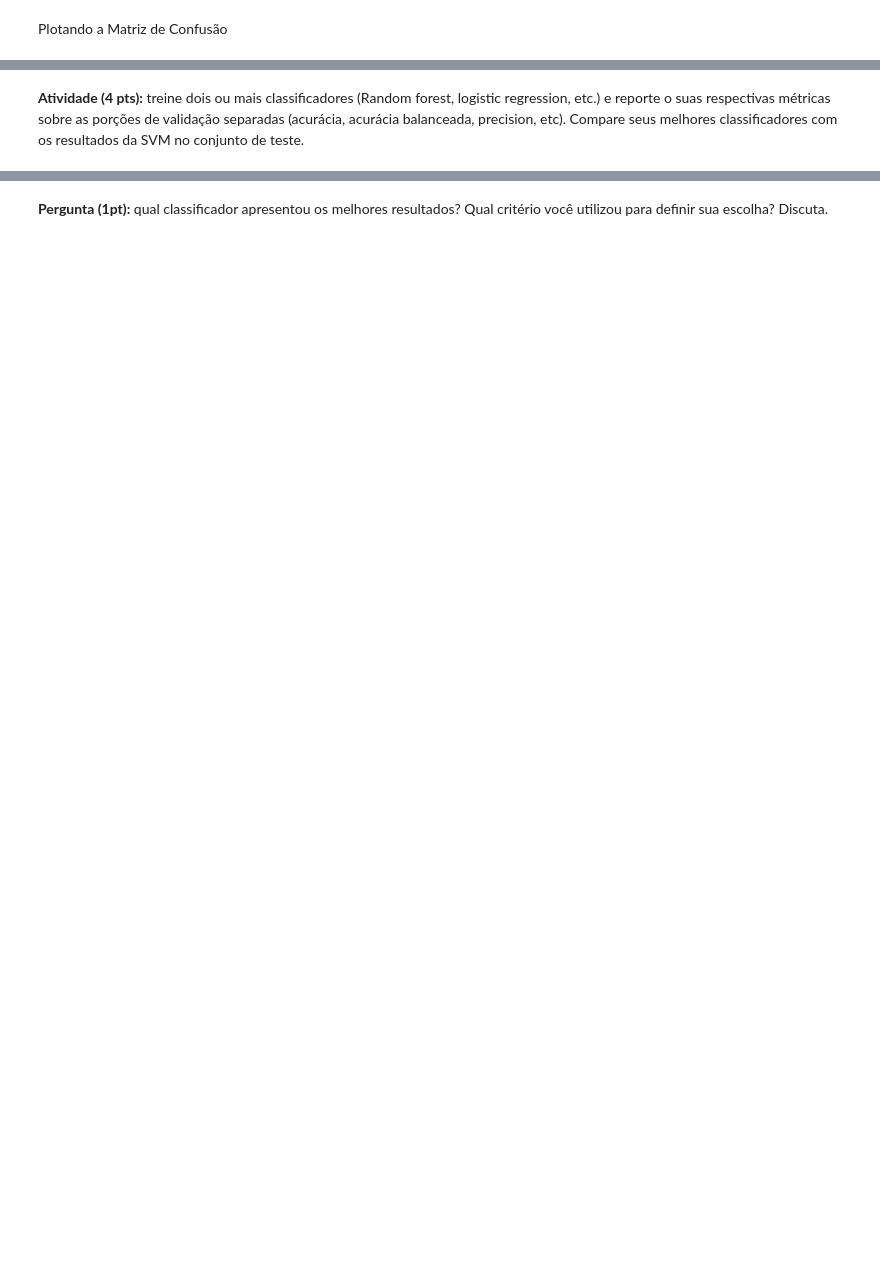
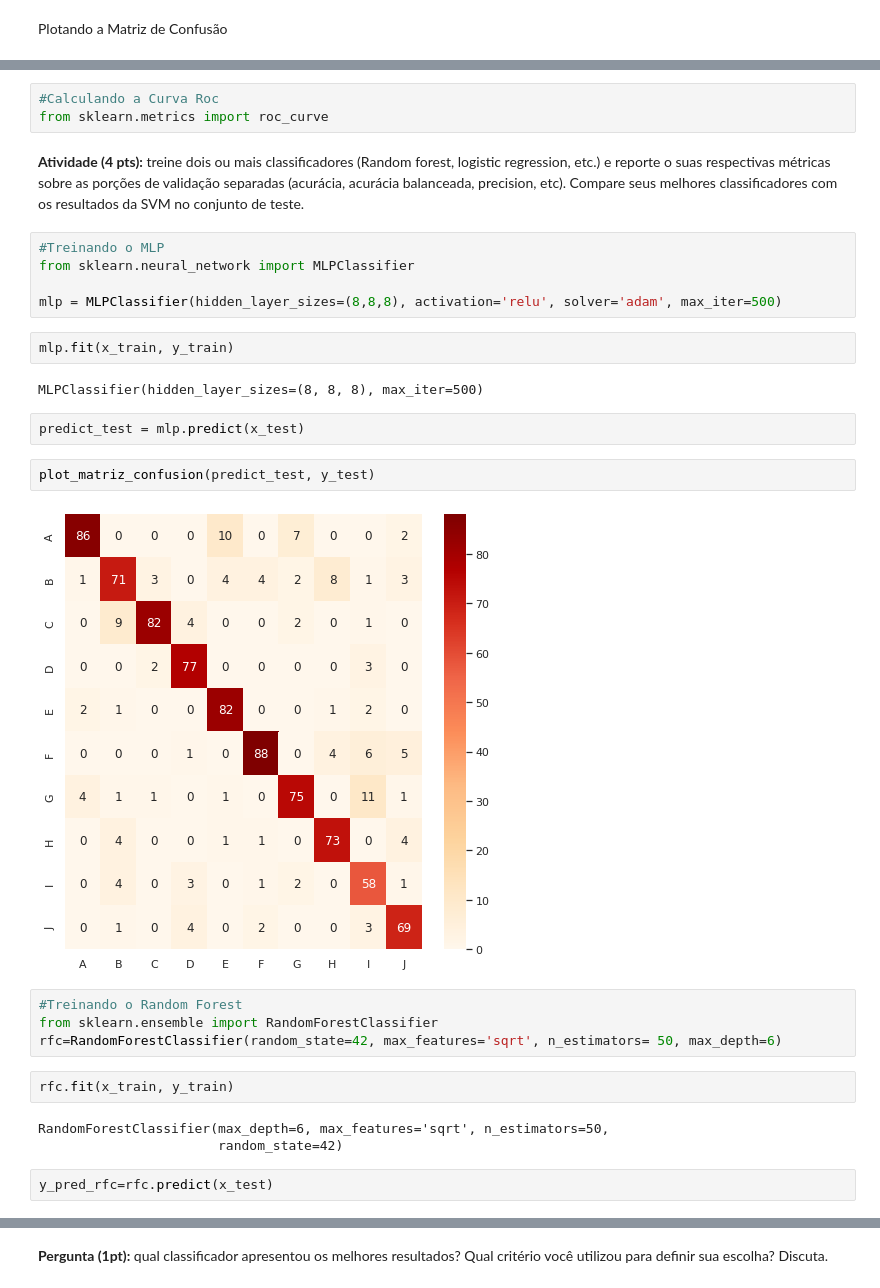
Before and after one commit to danielemontenegro/cursoAprendizadoSuperII, a Jupyter notebook: assignment-1.ipynb/assignment-1.ipynb, the cells around one changed output, grey strips where cells are left out. Saved outputs shown, nothing was run; the diff lists cells and outputs as text; blank space fills up the shorter version.

```diff
--- a/assignment-1.ipynb/assignment-1.ipynb
+++ b/assignment-1.ipynb/assignment-1.ipynb
@@ -211,2 +201,31 @@ from sklearn.metrics import PrecisionRecallDisplay
+# %%
+#Calculando a Curva Roc
+from sklearn.metrics import roc_curve
 # %% [markdown]
 **Atividade (4 pts):** treine dois ou mais classificadores (Random forest, logistic regression, etc.) e reporte o suas respectivas métricas sobre as porções de validação separadas (acurácia, acurácia balanceada, precision, etc). Compare seus melhores classificadores com os resultados da SVM no conjunto de teste.
+# %%
+#Treinando o MLP
+from sklearn.neural_network import MLPClassifier
+
+mlp = MLPClassifier(hidden_layer_sizes=(8,8,8), activation='relu', solver='adam', max_iter=500)
+# %%
+mlp.fit(x_train, y_train)
+# %% [output]
+MLPClassifier(hidden_layer_sizes=(8, 8, 8), max_iter=500)
+# %%
+predict_test = mlp.predict(x_test)
+# %%
+plot_matriz_confusion(predict_test, y_test)
+# %% [output]
+[figure, added]
+# %%
+#Treinando o Random Forest
+from sklearn.ensemble import RandomForestClassifier
+rfc=RandomForestClassifier(random_state=42, max_features='sqrt', n_estimators= 50, max_depth=6)
+# %%
+rfc.fit(x_train, y_train)
+# %% [output]
+RandomForestClassifier(max_depth=6, max_features='sqrt', n_estimators=50,
+                       random_state=42)
+# %%
+y_pred_rfc=rfc.predict(x_test)
```
Also changed, not shown: parts of 5 cells of this notebook.
